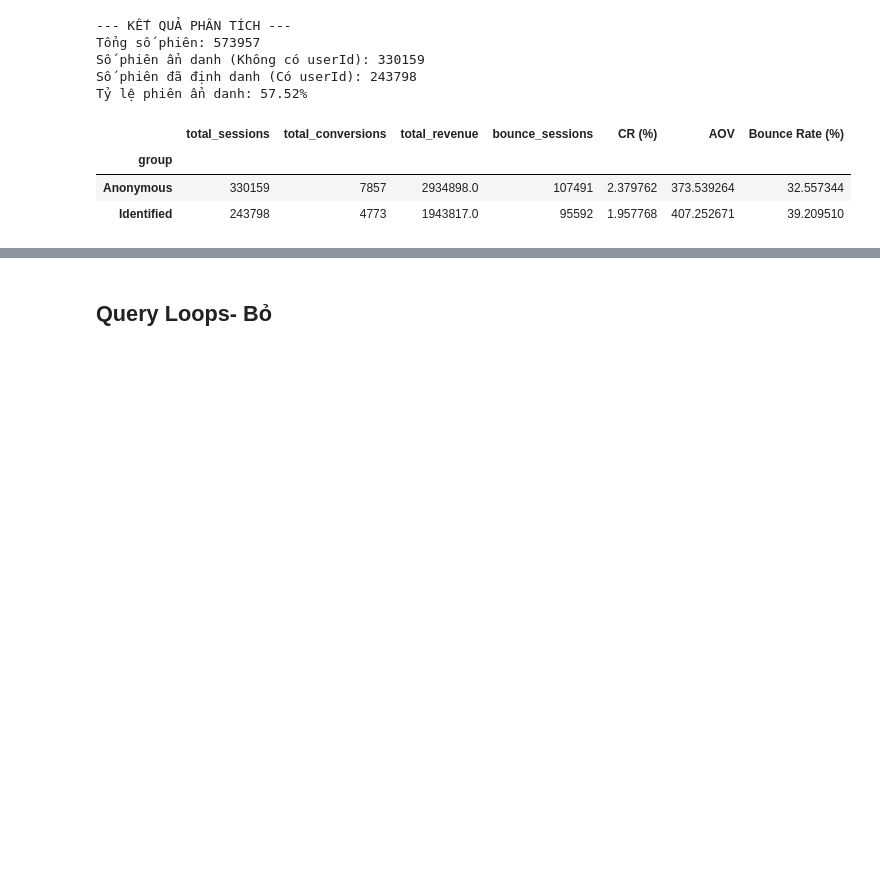
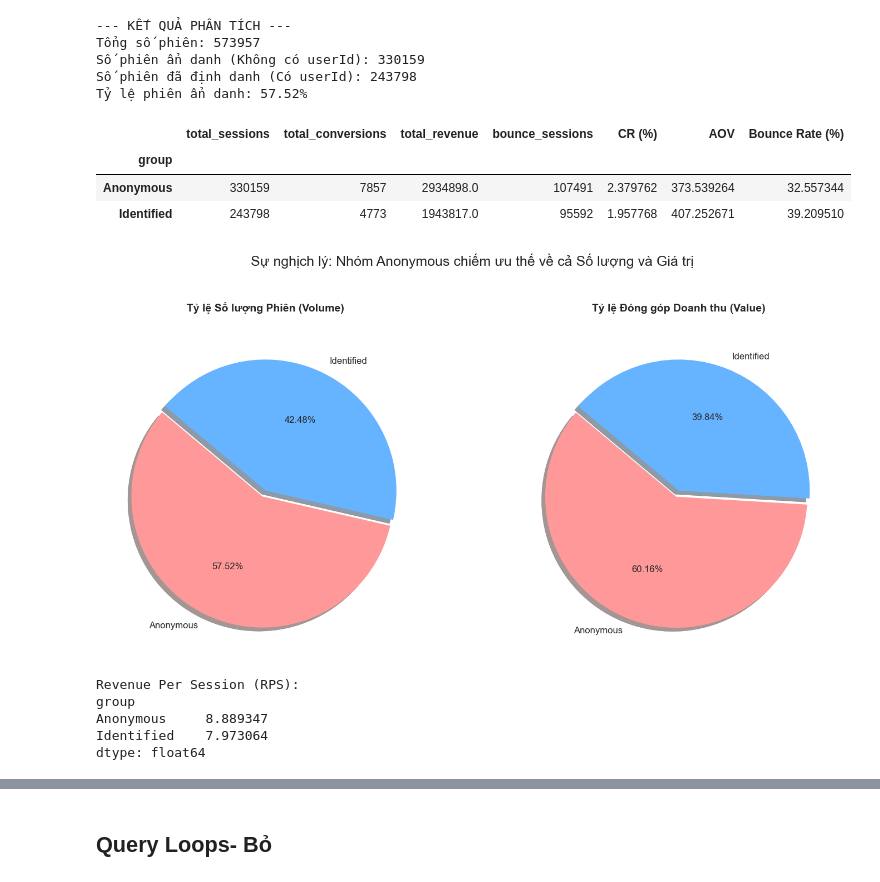
Before and after one commit to trantuan1701/ddm-diginetica-recommendation, a Jupyter notebook: notebooks/04_kpi_graph_analysis.ipynb, the cells around one changed output, grey strips where cells are left out. Saved outputs shown, nothing was run; the diff lists cells and outputs as text; code cells hidden in the pictures; blank space fills up the shorter version.

```diff
--- a/notebooks/04_kpi_graph_analysis.ipynb
+++ b/notebooks/04_kpi_graph_analysis.ipynb
@@ -887,3 +931,42 @@ cr_report
 | group |  |  |  |  |  |  |  |
 | Anonymous | 330159 | 7857 | 2934898.0 | 107491 | 2.379762 | 373.539264 | 32.557344 |
 | Identified | 243798 | 4773 | 1943817.0 | 95592 | 1.957768 | 407.252671 | 39.209510 |
+# %%
+labels = cr_report.index.tolist()
+sessions = cr_report['total_sessions'].tolist()
+revenue = cr_report['total_revenue'].tolist()
+
+# Thiết lập màu sắc (Hồng cho Anonymous, Xanh cho Identified)
+colors = ['#ff9999', '#66b3ff']
+explode = (0.05, 0) # Tách nhẹ phần Anonymous để tạo điểm nhấn
+
+# Khởi tạo khung hình 2 biểu đồ song song
+fig, (ax1, ax2) = plt.subplots(1, 2, figsize=(15, 7))
+
+# --- Biểu đồ 1: Tỷ lệ Số lượng Phiên (Volume) ---
+ax1.pie(sessions, explode=explode, labels=labels, autopct='%1.2f%%',
+        shadow=True, startangle=140, colors=colors, textprops={'fontsize': 12})
+ax1.set_title('Tỷ lệ Số lượng Phiên (Volume)', fontsize=14, fontweight='bold', pad=20)
+
+# --- Biểu đồ 2: Tỷ lệ Đóng góp Doanh thu (Value) ---
+ax2.pie(revenue, explode=explode, labels=labels, autopct='%1.2f%%',
+        shadow=True, startangle=140, colors=colors, textprops={'fontsize': 12})
+ax2.set_title('Tỷ lệ Đóng góp Doanh thu (Value)', fontsize=14, fontweight='bold', pad=20)
+
+# Tiêu đề tổng quát cho Dashboard
+plt.suptitle('Sự nghịch lý: Nhóm Anonymous chiếm ưu thế về cả Số lượng và Giá trị', fontsize=18, y=1.05)
+plt.tight_layout()
+plt.show()
+
+# --- Tính toán thêm chỉ số RPS (Revenue Per Session) từ table ---
+# Đây là chỉ số quan trọng nhất để chứng minh giá trị của mỗi phiên ẩn danh
+rps = cr_report['total_revenue'] / cr_report['total_sessions']
+print(f"Revenue Per Session (RPS):")
+print(rps)
+# %% [output]
+[figure, added]
+Revenue Per Session (RPS):
+group
+Anonymous     8.889347
+Identified    7.973064
+dtype: float64
```
Also changed, not shown: parts of 7 cells of this notebook.
